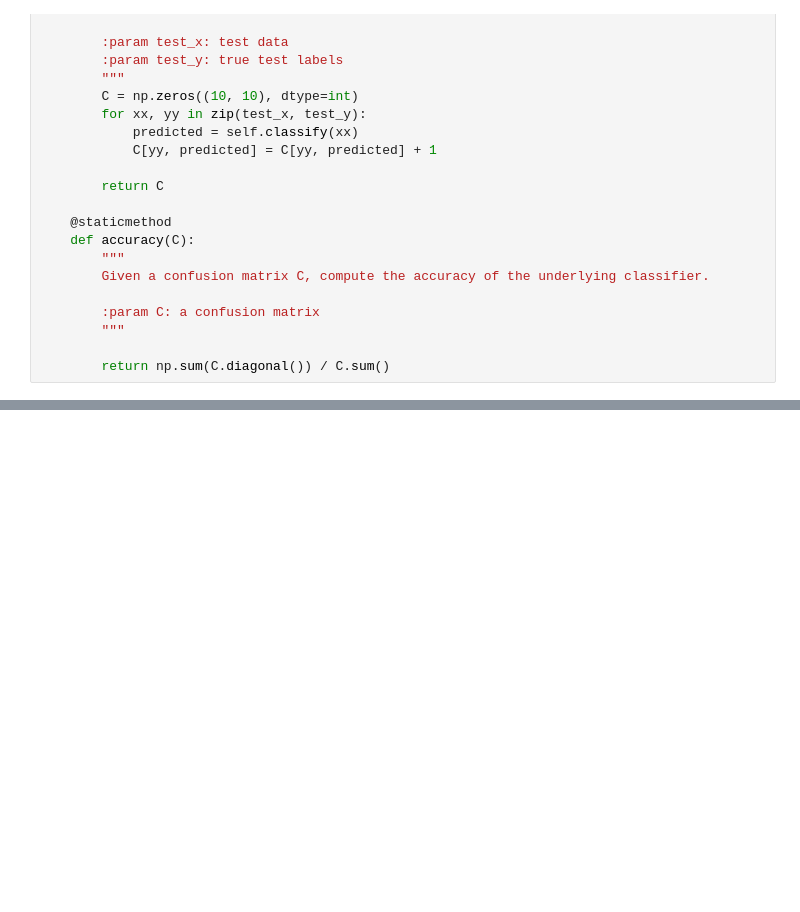
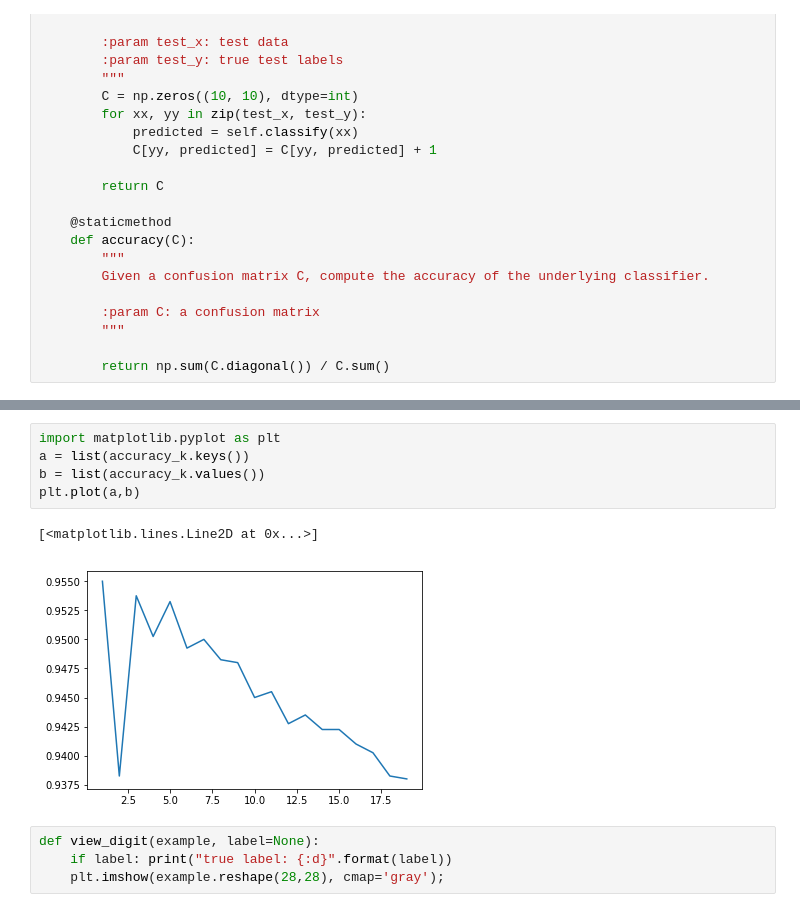
Before and after one commit to wingjammer1993/ML_Assign_1_KNN, a Jupyter notebook: ML_Assgn_1_KNN.ipynb, the cells around one changed output, grey strips where cells are left out. Drawn from its saved outputs; the diff is of its cells as text; blank space fills up the shorter version.

```diff
--- a/ML_Assgn_1_KNN.ipynb
+++ b/ML_Assgn_1_KNN.ipynb
@@ -212,0 +246,12 @@ OK
+# %%
+import matplotlib.pyplot as plt
+a = list(accuracy_k.keys())
+b = list(accuracy_k.values())
+plt.plot(a,b)
+# %% [output]
+[<matplotlib.lines.Line2D at 0x...>]
+[figure, added]
+# %%
+def view_digit(example, label=None):
+    if label: print("true label: {:d}".format(label))
+    plt.imshow(example.reshape(28,28), cmap='gray');
```
Also changed, not shown: parts of 14 cells of this notebook.
